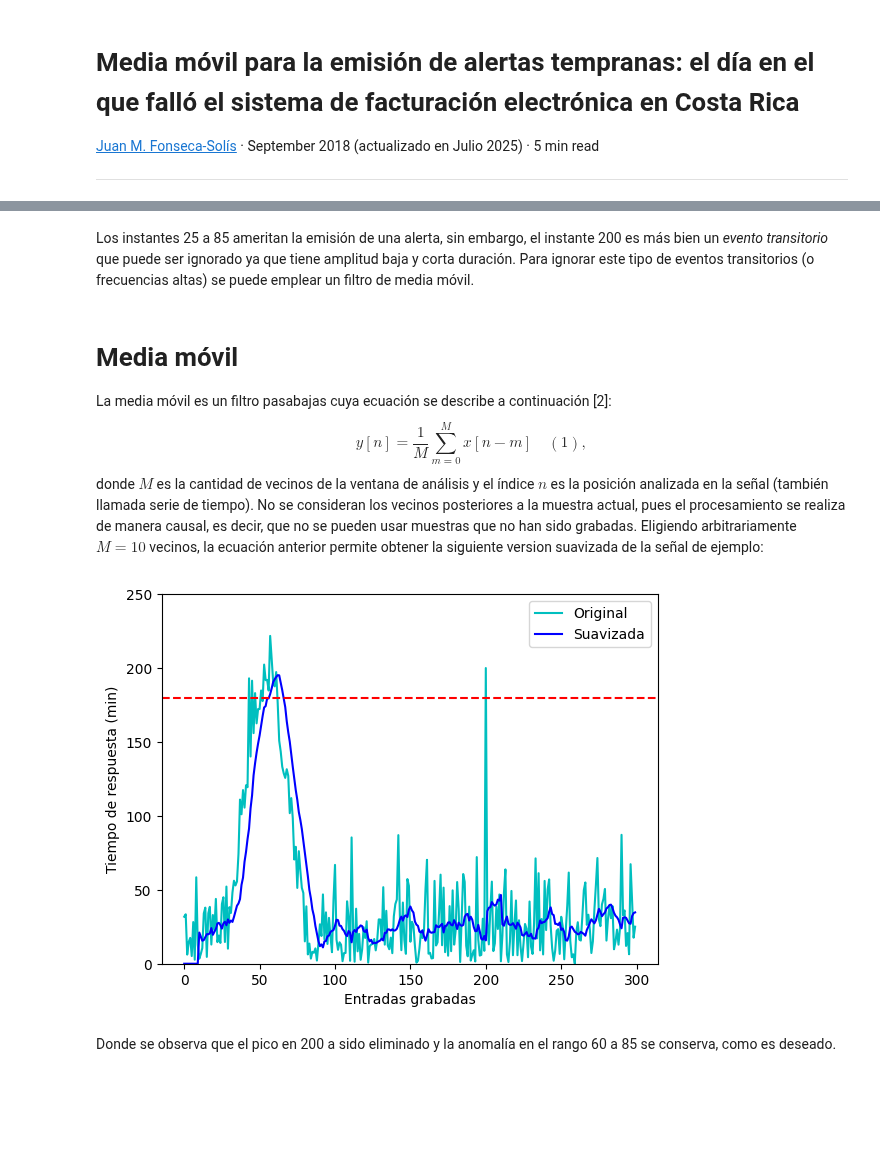
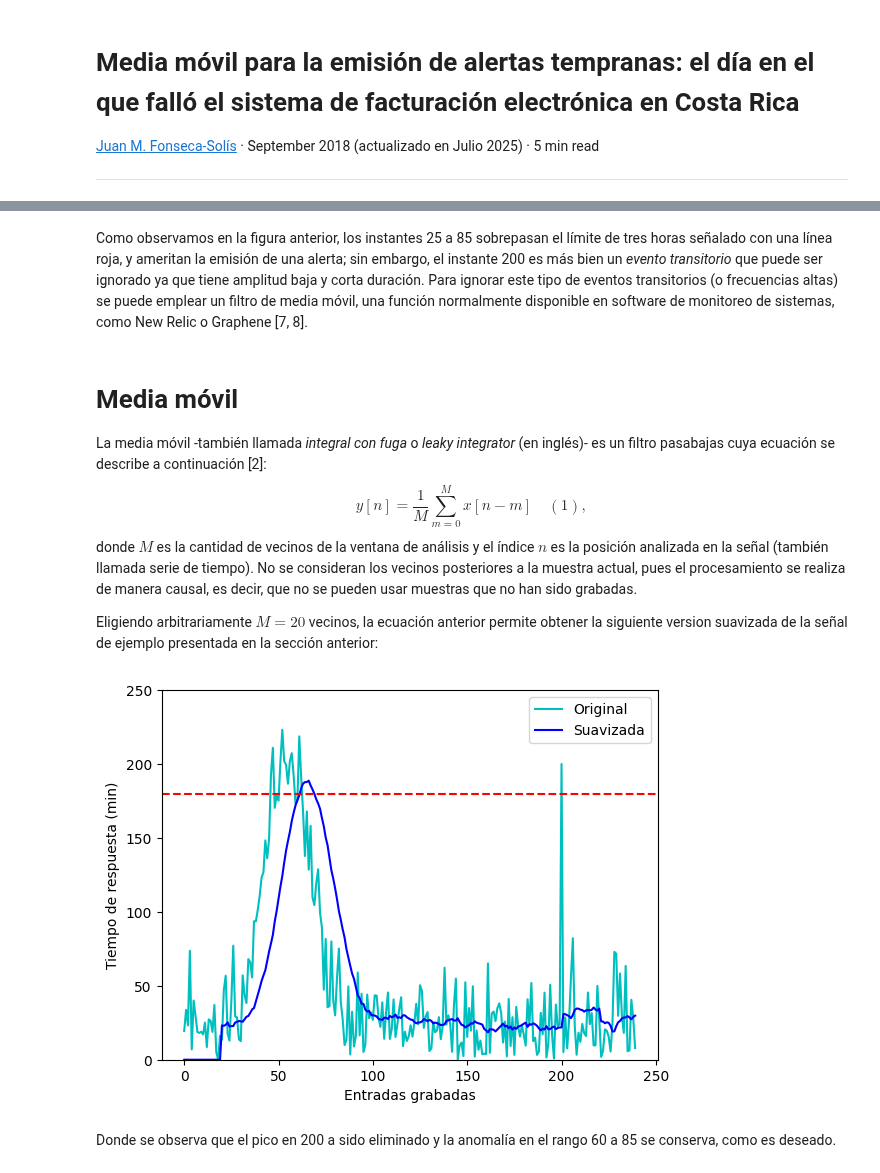
Before and after one commit to juanfonsecasolis/juanfonsecasolis.github.io, a Jupyter notebook: blog/ipynb/JFonseca.suavizadoTraficoServidorWeb.ipynb, the cells around one changed output, grey strips where cells are left out. Drawn from its saved outputs; the diff is of its cells as text; code cells hidden in the pictures; blank space fills up the shorter version.

Commit message:
Mejorado notebook de media movil.

```diff
--- a/blog/ipynb/JFonseca.suavizadoTraficoServidorWeb.ipynb
+++ b/blog/ipynb/JFonseca.suavizadoTraficoServidorWeb.ipynb
@@ -20,7 +22,10 @@ Podemos simular un ejemplo de tiempos de respuesta usando un proceso normal de m
 import matplotlib.pylab as plt
 import numpy as np;
 
-N = 300
+Ts = 5.0*60.0 # periodo de muestreo (en segundos)
+D = 20*60.0*60.0 # duración de la señal (en segundos)
+N = int(D/Ts)
+print(f'N={N}')
 mu, sigma = 5, 30
 x = np.abs(np.random.normal(mu, sigma, N))
 
@@ -29,7 +34,7 @@ x[n0:n0+60] += 180*np.hanning(60)
 x[200] = 200
 
 plt.figure()
-plt.plot(x)
+plt.plot(x,'tab:blue')
 plt.axhline(y=180, color='r', linestyle='--')
 plt.ylim([0, 250])
 plt.xlabel('Entradas grabadas')
@@ -40,29 +46,35 @@ plt.show()
 # %% [markdown]
-Los instantes 25 a 85 ameritan la emisión de una alerta, sin embargo, el instante 200 es más bien un *evento transitorio* que puede ser ignorado ya que tiene amplitud baja y corta duración. Para ignorar este tipo de eventos transitorios (o frecuencias altas) se puede emplear un filtro de media móvil.
+Como observamos en la figura anterior, los instantes 25 a 85 sobrepasan el límite de tres horas señalado con una línea roja, y ameritan la emisión de una alerta; sin embargo, el instante 200 es más bien un *evento transitorio* que puede ser ignorado ya que tiene amplitud baja y corta duración. Para ignorar este tipo de eventos transitorios (o frecuencias altas) se puede emplear un filtro de media móvil, una función normalmente disponible en software de monitoreo de sistemas, como New Relic o Graphene [7, 8].
 # %% [markdown]
 # Media móvil
-La media móvil es un filtro pasabajas cuya ecuación se describe a continuación [2]:
+La media móvil -también llamada _integral con fuga_ o _leaky integrator_ (en inglés)- es un filtro pasabajas cuya ecuación se describe a continuación [2]:
 $$
     y[n] = \frac{1}{M}\sum_{m=0}^{M}{x[n-m]}\quad (1),
 $$
-donde $M$ es la cantidad de vecinos de la ventana de análisis y el índice $n$ es la posición analizada en la señal (también llamada serie de tiempo). No se consideran los vecinos posteriores a la muestra actual, pues el procesamiento se realiza de manera causal, es decir, que no se pueden usar muestras que no han sido grabadas. Eligiendo arbitrariamente $M=10$ vecinos, la ecuación anterior permite obtener la siguiente version suavizada de la señal de ejemplo:
+donde $M$ es la cantidad de vecinos de la ventana de análisis y el índice $n$ es la posición analizada en la señal (también llamada serie de tiempo). No se consideran los vecinos posteriores a la muestra actual, pues el procesamiento se realiza de manera causal, es decir, que no se pueden usar muestras que no han sido grabadas.
+
+Eligiendo arbitrariamente $M=20$ vecinos, la ecuación anterior permite obtener la siguiente version suavizada de la señal de ejemplo presentada en la sección anterior:
 # %%
-y = [0.0]*N
-M=10
+def graficar_seniales(x:np.ndarray, y:np.ndarray):
+    plt.figure()
+    plt.plot(x,'c',label='Original')
+    plt.plot(y,'blue',label='Suavizada')
+    plt.legend()
+    plt.axhline(y=180, color='r', linestyle='--')
+    plt.ylim([0, 250])
+    plt.xlabel('Entradas grabadas')
+    plt.ylabel('Tiempo de respuesta (min)')
+    plt.show()
 
-for n in range(M,N):
-    y[n] = np.sum(x[n-M:n])/M
+def ma(x:np.ndarray, M:int) -> np.ndarray:
+    N = len(x)
+    y = [0.0]*N
+    for n in range(M,N):
+        y[n] = np.sum(x[n-M:n])/M
+    return y
 
-plt.figure()
-plt.plot(x,'c',label='Original')
-plt.plot(y,'b',label='Suavizada')
-plt.legend()
-plt.axhline(y=180, color='r', linestyle='--')
-plt.ylim([0, 250])
-plt.xlabel('Entradas grabadas')
-plt.ylabel('Tiempo de respuesta (min)')
-plt.show()
+graficar_seniales(x, ma(x, 20))
 # %% [output]
-[figure, old version]
+[figure, new version]
 # %% [markdown]
 Donde se observa que el pico en 200 a sido eliminado y la anomalía en el rango 60 a 85 se conserva, como es deseado.
```
Also changed, not shown: parts of 8 cells of this notebook, 1 other file.
